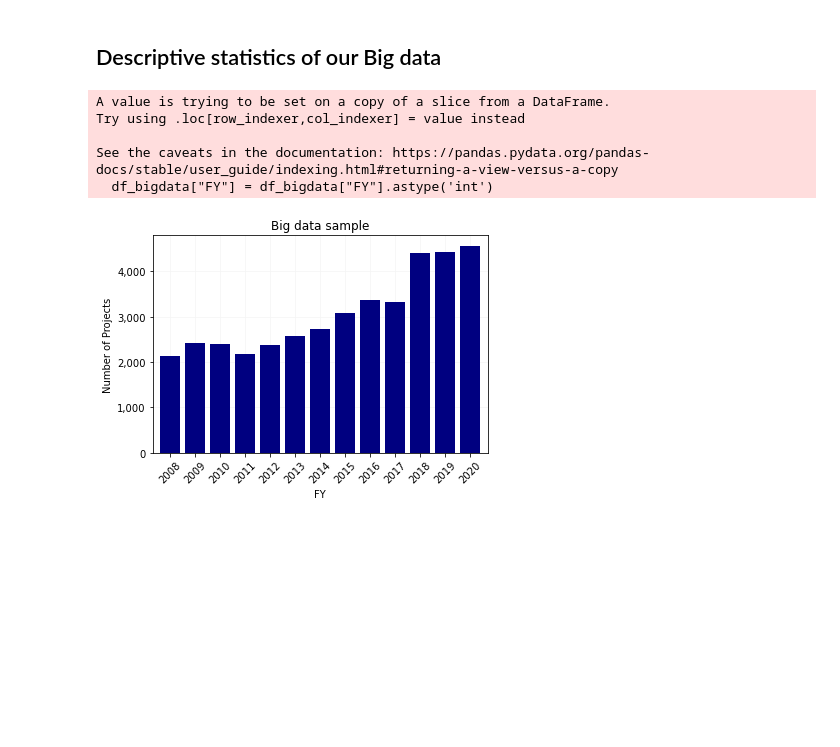
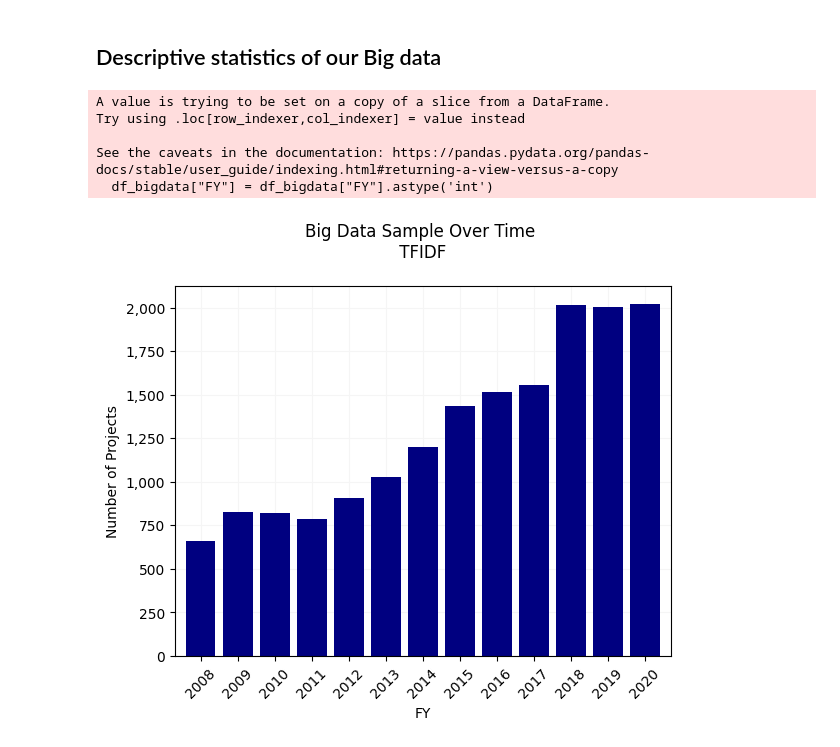
Before and after one commit to uva-bi-sdad/publicrd, a Jupyter notebook: src/Digitalization/classifiers/Classifier_TFIDF.ipynb, the cells around one changed output. Saved outputs shown, nothing was run; the diff lists cells and outputs as text; code cells hidden in the pictures; blank space fills up the shorter version.

```diff
--- a/src/Digitalization/classifiers/Classifier_TFIDF.ipynb
+++ b/src/Digitalization/classifiers/Classifier_TFIDF.ipynb
@@ -635,6 +632,6 @@ Name: score, dtype: int64
 # %%
 # Used a rule (majority votes from classifiers) to identify Big-data abstracts. Useful because we have an impair number of classifier
 df_merge['Big_data'] = 0
-df_merge.loc[df_merge['score']>2,'Big_data'] = 1
+df_merge.loc[df_merge['score']>3,'Big_data'] = 1
 df_merge['Big_data'].value_counts()
 # %% [output]
@@ -652,35 +649,35 @@ PermissionError: [Errno 13] Permission denied: '/project/biocomplexity/sdad/proj
 # %%
 # Distribution over time and agencies
 df_bigdata["FY"] = df_bigdata["FY"].astype('int')
 year_counts = df_bigdata['FY'].value_counts().sort_index(ascending=True)
 
 # Distribution
 year = year_counts.index.tolist()
 count = year_counts.values
 
 fig = plt2.figure()
 ax = fig.add_subplot(111)
 ax.set_axisbelow(True)
 plt2.grid(True, color = "whitesmoke")
 plt2.bar(year, count, color='navy')
 #plt.xlim(-0.7, len(year)-0.3)
 plt2.xlim(2007.3,2020.7)
 plt2.xticks(year, rotation=45)
 ax.set_yticklabels(['{:,}'.format(int(x)) for x in ax.get_yticks().tolist()])
 #x_ticks = ax.xaxis.get_major_ticks()
 #x_ticks[-1].label1.set_visible(False)
 plt2.xlabel("FY")
 plt2.ylabel("Number of Projects")
-plt2.title("Big data sample")
+plt2.title("Big Data Sample Over Time \n TFIDF \n")
 
 plt2.savefig("big_data_time.png", dpi = 800, bbox_inches = "tight")
 # %% [output]
 A value is trying to be set on a copy of a slice from a DataFrame.
 Try using .loc[row_indexer,col_indexer] = value instead
 
 See the caveats in the documentation: https://pandas.pydata.org/pandas-docs/stable/user_guide/indexing.html#returning-a-view-versus-a-copy
   df_bigdata["FY"] = df_bigdata["FY"].astype('int')
-[figure, old version]
+[figure, new version]
 # %%
 agency_counts = 100*df_bigdata["DEPARTMENT"].value_counts()/len(df_bigdata)
 agency = agency_counts.index.tolist()
```
Also changed, not shown: parts of 32 cells of this notebook, 1 other file.
